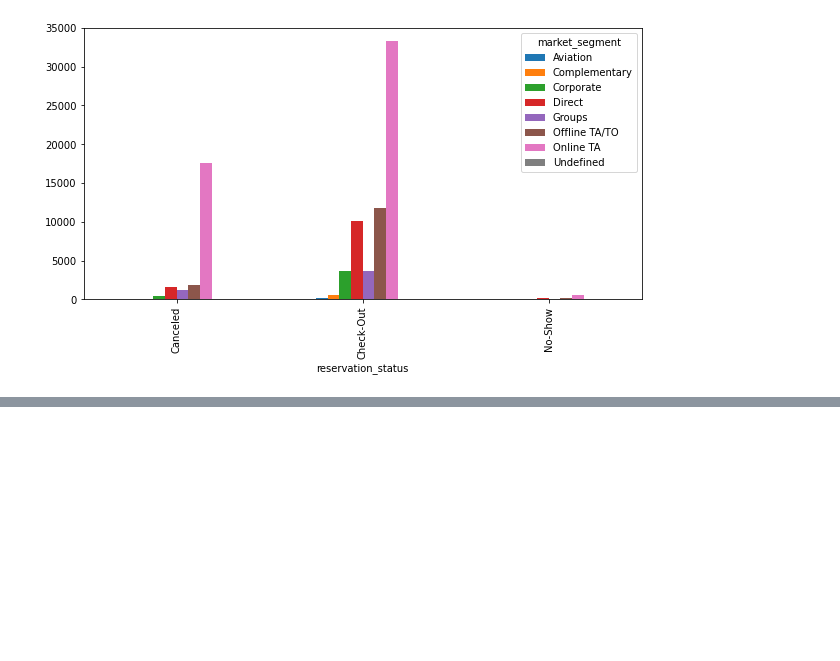
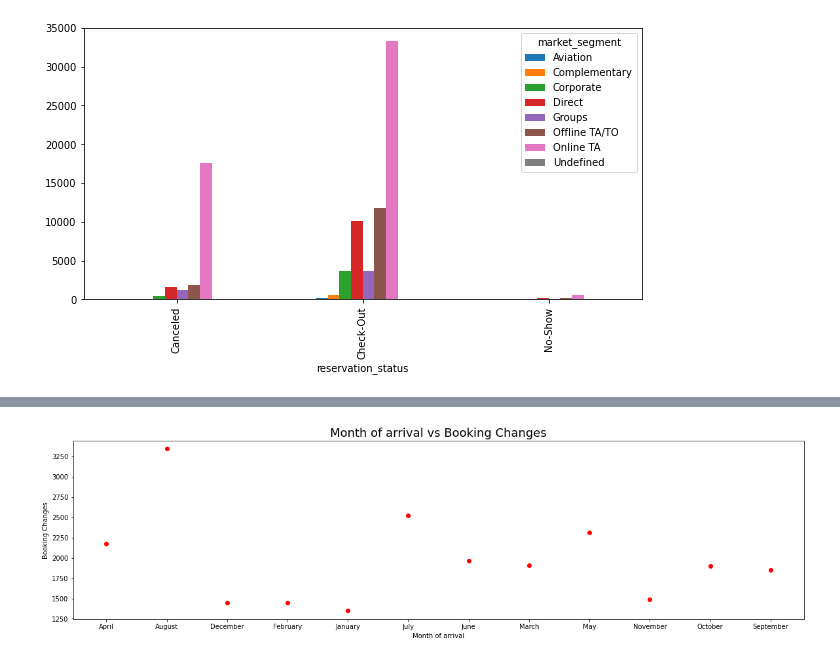
Before and after one commit to shivamm007/EDA---Hotel_Bookings, a Jupyter notebook: Hotel_Booking_Analysis_Capstone_Project_1.ipynb, the cells around one changed output, grey strips where cells are left out. Saved outputs shown, nothing was run; the diff lists cells and outputs as text; code cells hidden in the pictures; blank space fills up the shorter version.

```diff
--- a/Hotel_Booking_Analysis_Capstone_Project_1.ipynb
+++ b/Hotel_Booking_Analysis_Capstone_Project_1.ipynb
@@ -391,0 +410,9 @@ plt.show()
+# %%
+plt.figure(figsize=(20,5))
+plt.plot(d,'ro',color='red')
+plt.title('Month of arrival vs Booking Changes',fontsize=18)
+plt.xlabel('Month of arrival')
+plt.ylabel('Booking Changes')
+plt.show()
+# %% [output]
+[figure, added]
```
Also changed, not shown: parts of 7 cells of this notebook.
